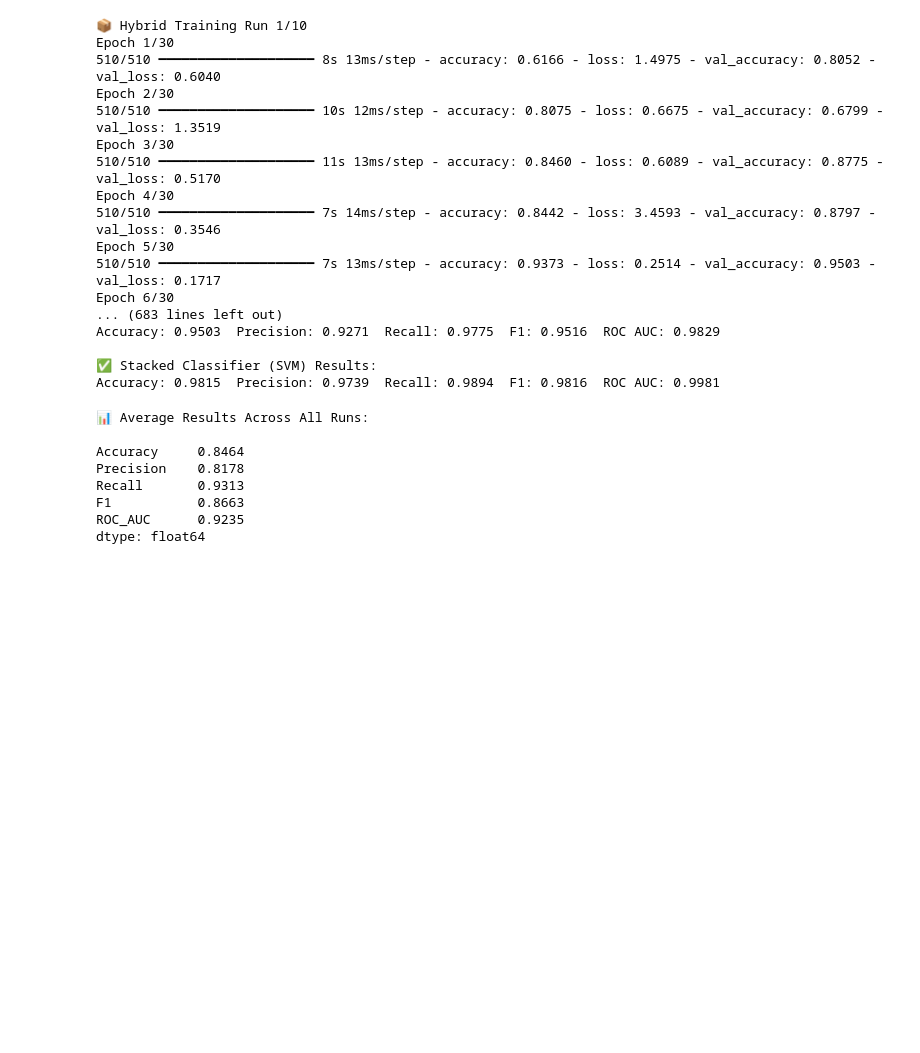
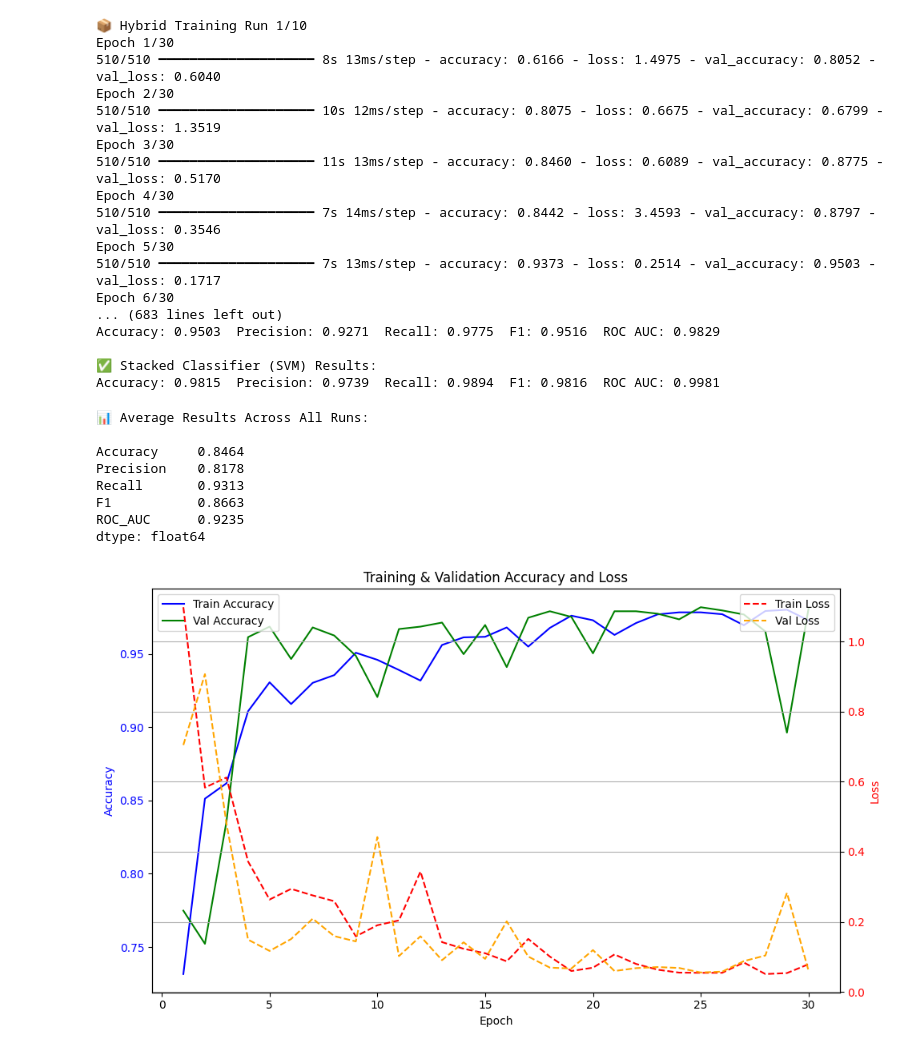
Before and after one commit to Octaxx/DLI-Assignment, a Jupyter notebook: Kaifung_Model_2.ipynb, the cells around one changed output. Cells and saved outputs as stored; diff of their text form; code cells hidden in the pictures; blank space fills up the shorter version.

Commit message:
Graph

```diff
--- a/Kaifung_Model_2.ipynb
+++ b/Kaifung_Model_2.ipynb
@@ -244,3 +244,35 @@ Recall       0.9313
 F1           0.8663
 ROC_AUC      0.9235
 dtype: float64
+# %%
+import matplotlib.pyplot as plt
+import seaborn as sns
+from sklearn.metrics import roc_curve, auc, precision_recall_curve, confusion_matrix
+import numpy as np
+
+epochs = range(1, len(history.history['accuracy']) + 1)
+
+fig, ax1 = plt.subplots(figsize=(10, 6))
+
+# Accuracy plot (left Y-axis)
+ax1.plot(epochs, history.history['accuracy'], 'b-', label='Train Accuracy')
+ax1.plot(epochs, history.history['val_accuracy'], 'g-', label='Val Accuracy')
+ax1.set_xlabel('Epoch')
+ax1.set_ylabel('Accuracy', color='b')
+ax1.tick_params(axis='y', labelcolor='b')
+ax1.legend(loc='upper left')
+
+# Create second Y-axis for loss
+ax2 = ax1.twinx()
+ax2.plot(epochs, history.history['loss'], 'r--', label='Train Loss')
+ax2.plot(epochs, history.history['val_loss'], 'orange', linestyle='--', label='Val Loss')
+ax2.set_ylabel('Loss', color='r')
+ax2.tick_params(axis='y', labelcolor='r')
+ax2.legend(loc='upper right')
+
+plt.title('Training & Validation Accuracy and Loss')
+plt.grid(True)
+plt.tight_layout()
+plt.show()
+# %% [output]
+[figure, added]
```
Also changed, not shown: parts of 3 cells of this notebook.
